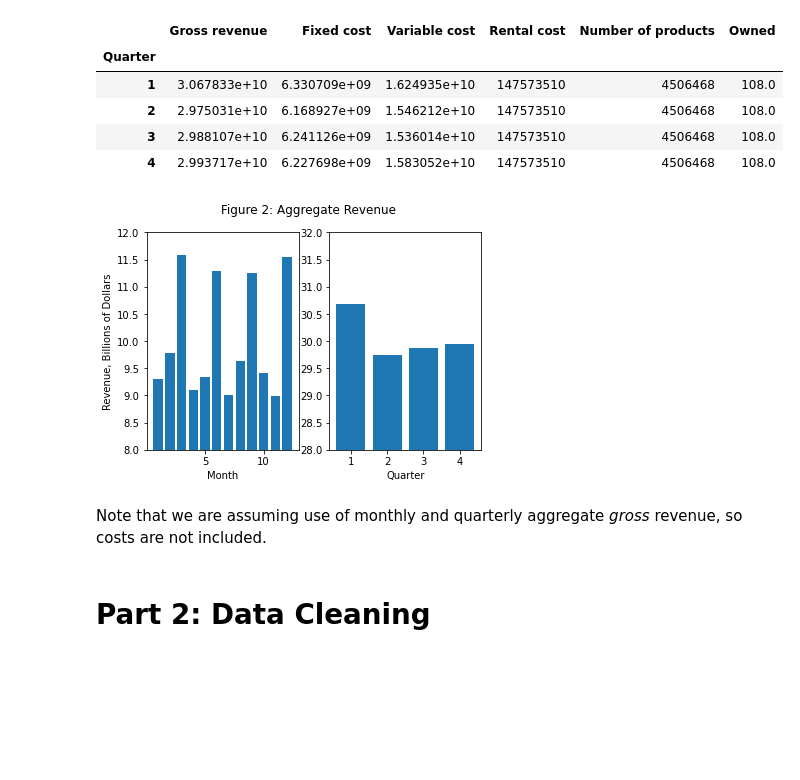
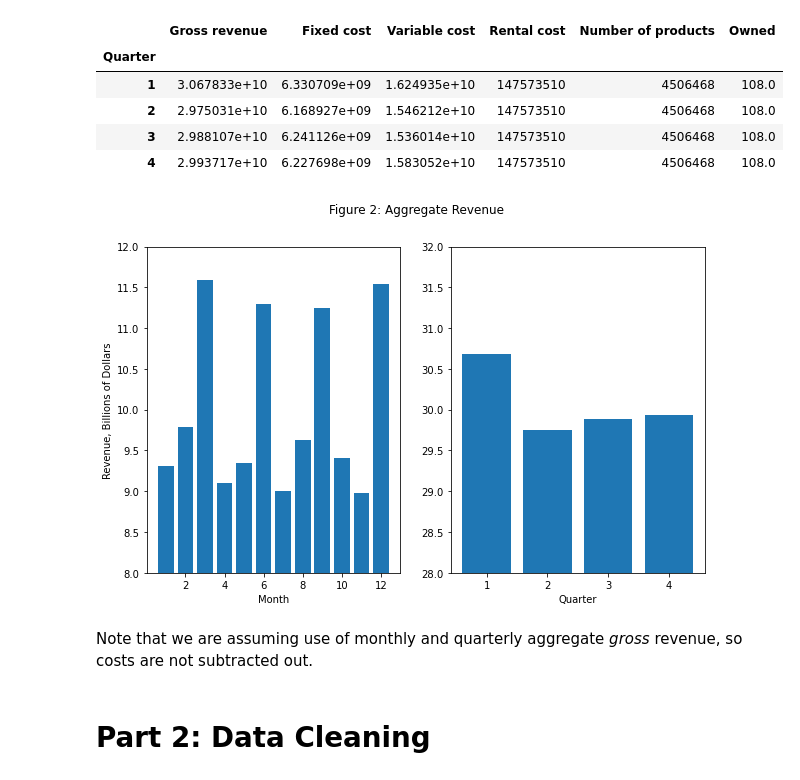
Before and after one commit to MichaelYinGH/assessment, a Jupyter notebook: analysis.ipynb, the cells around one changed output. Cells and saved outputs as stored; diff of their text form; code cells hidden in the pictures; blank space fills up the shorter version.

```diff
--- a/analysis.ipynb
+++ b/analysis.ipynb
@@ -83,23 +86,23 @@ data_aggregate_quarterly.head()
 | 4 | 2.993717e+10 | 6.227698e+09 | 1.583052e+10 | 147573510 | 4506468 | 108.0 |
 # %%
 # Visualize monthly and quarterly aggregate revenue
-fig, (ax1, ax2) = plt.subplots(ncols = 2)
+fig, (ax1, ax2) = plt.subplots(ncols = 2, figsize=(10,6))
 plt.suptitle("Figure 2: Aggregate Revenue")
 ax1.set_ylabel("Revenue, Billions of Dollars")
 
 ax1.bar(data_aggregate_monthly.index, data_aggregate_monthly["Gross revenue"] / 10 ** 9)
 ax1.set_ylim(8, 12)
 ax1.set_xlabel("Month")
 
 ax2.bar(data_aggregate_quarterly.index, data_aggregate_quarterly["Gross revenue"] / 10 ** 9)
 ax2.set_ylim(28, 32)
 ax2.set_xlabel("Quarter")
 
 plt.show()
 # %% [output]
-[figure, old version]
+[figure, new version]
 # %% [markdown]
-Note that we are assuming use of monthly and quarterly aggregate *gross* revenue, so costs are not included.
+Note that we are assuming use of monthly and quarterly aggregate *gross* revenue, so costs are not subtracted out.
 # %% [markdown]
 <h1>Part 2: Data Cleaning
 # %%
```
Also changed, not shown: parts of 23 cells of this notebook.
